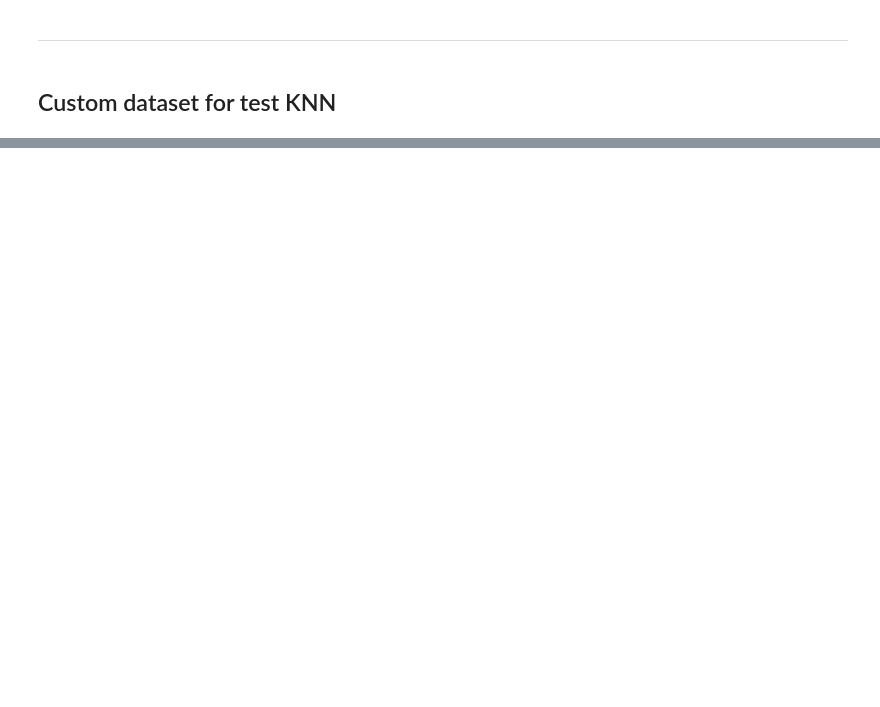
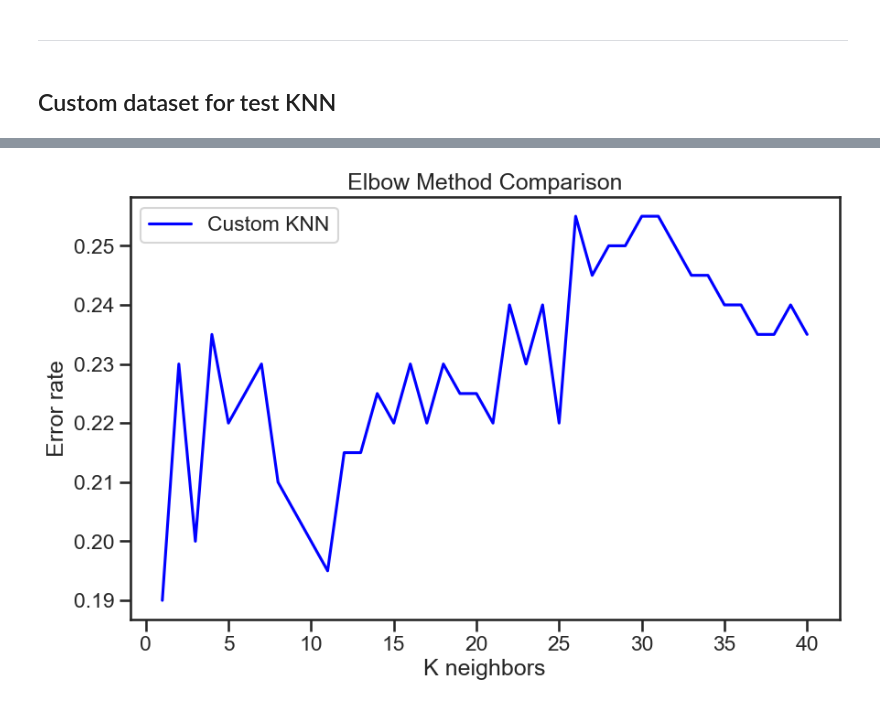
Before and after one commit to vanstrouble/knn-from-scratch, a Jupyter notebook: knn_model.ipynb, the cells around one changed output, grey strips where cells are left out. Cells and saved outputs as stored; diff of their text form; code cells hidden in the pictures; blank space fills up the shorter version.

```diff
--- a/knn_model.ipynb
+++ b/knn_model.ipynb
@@ -268,0 +302,13 @@ plt.show()
+# %%
+sns.set_context('talk')
+sns.set_style('ticks')
+
+plt.figure(figsize=(10, 6))
+plt.plot(range(1, max_k + 1), error_rates, color='b', label='Custom KNN')
+plt.title('Elbow Method Comparison')
+plt.xlabel('K neighbors')
+plt.ylabel('Error rate')
+plt.legend()
+plt.show()
+# %% [output]
+[figure, added]
```
Also changed, not shown: parts of 13 cells of this notebook.
